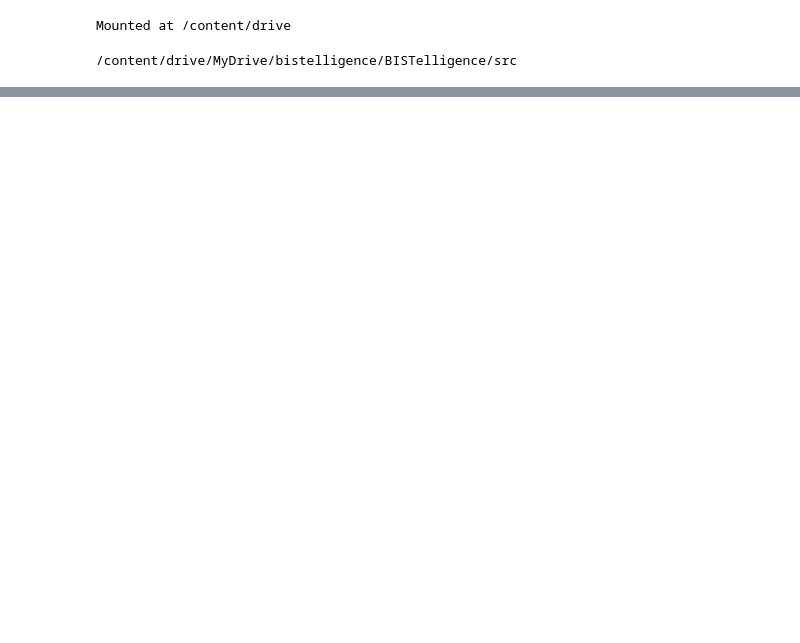
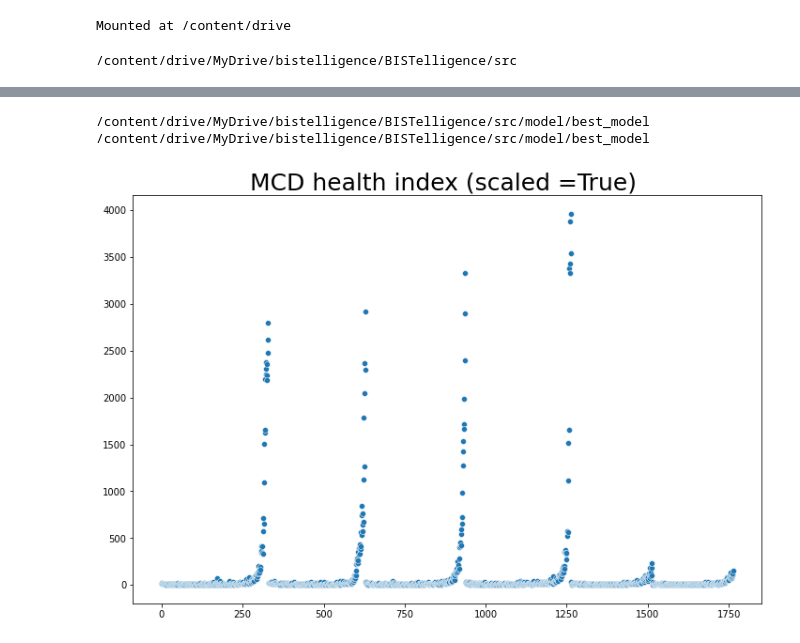
Before and after one commit to ChocoPytoch/BISTelligence, a Jupyter notebook: src/evaluate.ipynb, the cells around one changed output, grey strips where cells are left out. Drawn from its saved outputs; the diff is of its cells as text; code cells hidden in the pictures; blank space fills up the shorter version.

Commit message:
update model.py, evaluate

```diff
--- a/src/evaluate.ipynb
+++ b/src/evaluate.ipynb
@@ -64,12 +78,3 @@ def GetAE(scaled=True):
 
   model = mm.AutoEncoder(train_data, test_data)
   return model
-# %%
-def GetAnomalyScore(model=None):
-  '''
-  모델의 anomaly score return
-
-  나중에 웹이나 시각화 툴로 health index 나타낼 때, (x,y)값 입력해야하는 경우 필요할 것 같아서 만듦.
-  혹시 필요 없더라도 문제 없으니까 구현
-  '''
-  pass
@@ -76,10 +112,15 @@ def GetAnomalyScore(model=None):
 # %%
-def ShowHealthIndex():
+def ShowHealthIndex(model = None, anomaly_score = None, scaled = True):
   '''
   GetAnomalyScore로 이상치 점수 받아온 후, health index plot을 도출
   png로 저장 혹은 단순 plot 도출
   '''
-  pass
+  plt.rcParams['figure.figsize'] = (12, 8)
+  model_name = type(model).__name__
+  sns.scatterplot(range(len(anomaly_score)), anomaly_score)
+  plt.title('{} health index (scaled ={}) '.format(model_name, scaled), fontsize = 25)
+  plt.show()
+  return
 # %%
 def DoXAI(model=None):
   '''
@@ -91,3 +132,26 @@ def DoXAI(model=None):
   따라서 DoXAI()를 실행하면 XAI 폴더 내에 여러 plot png파일이 생성되는것을 생각하고 만듦
   '''
   pass
+# %%
+def SaveBestModel(model):
+  # model.best_model 폴더에 모델 저장
+  %cd /content/drive/MyDrive/bistelligence/BISTelligence/src/model/best_model
+  filename = '_'.join(['best', type(model).__name__])
+  joblib.dump(model, filename)
+# %%
+def LoadBestModel(model):
+  %cd /content/drive/MyDrive/bistelligence/BISTelligence/src/model/best_model
+  filename = '_'.join(['best', type(model).__name__])
+  model = joblib.load(filename)
+  return model
+# %%
+# test code
+model = GetMCD()
+SaveBestModel(model)
+model2 = LoadBestModel(model)
+score = GetAnomalyScore(model2)
+ShowHealthIndex(model2, score)
+# %% [output]
+/content/drive/MyDrive/bistelligence/BISTelligence/src/model/best_model
+/content/drive/MyDrive/bistelligence/BISTelligence/src/model/best_model
+[figure, added]
```
Also changed, not shown: parts of 8 cells of this notebook, 5 other files.
